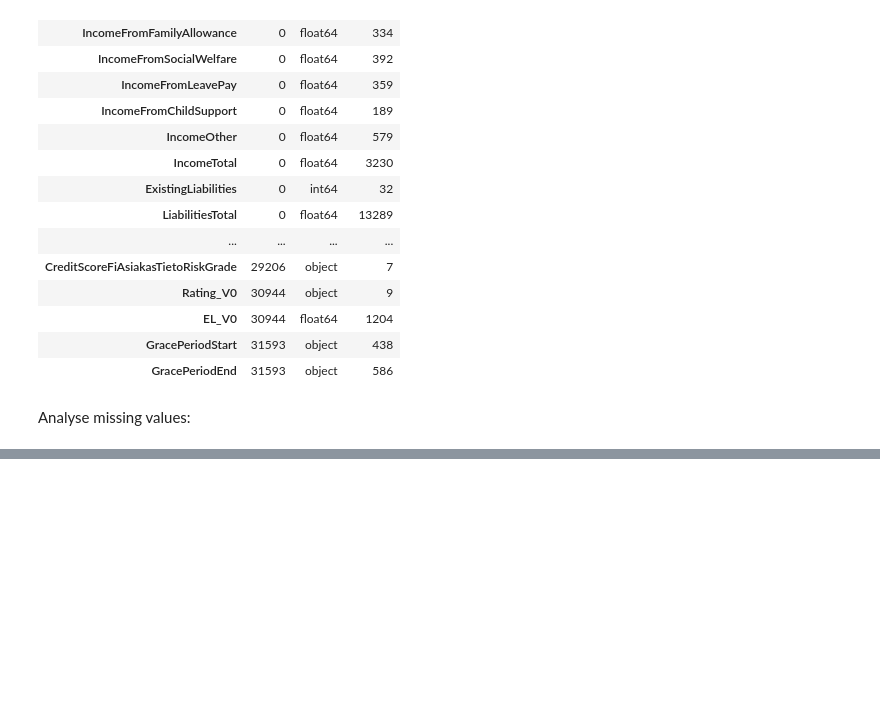
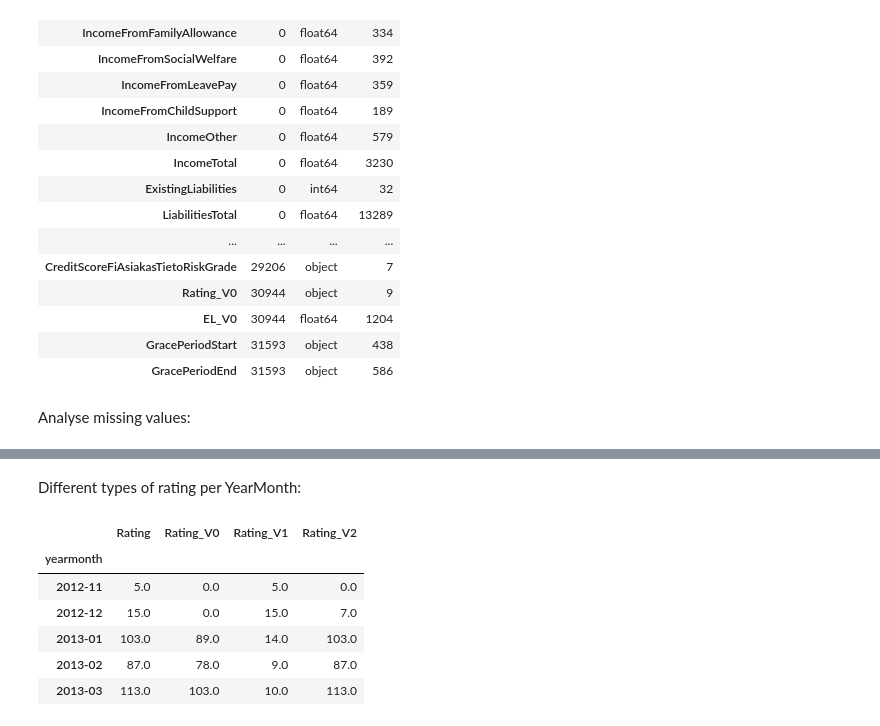
Before and after one commit to zczapran/datascienceintensive, a Jupyter notebook: capstone/Loanbook Exploratory Analysis.ipynb, the cells around one changed output, grey strips where cells are left out. Cells and saved outputs as stored; diff of their text form; code cells hidden in the pictures; blank space fills up the shorter version.

```diff
--- a/capstone/Loanbook Exploratory Analysis.ipynb
+++ b/capstone/Loanbook Exploratory Analysis.ipynb
@@ -7,7 +7,7 @@ import matplotlib.pyplot as plt
 import pandas as pd
 %matplotlib inline
 
-pd.options.display.max_rows = 999
+pd.options.display.max_rows = 125
 # %% [markdown]
 Load loan data from CSV
 # %%
@@ -89,0 +103,14 @@ Name: nans, dtype: float64
+# %% [markdown]
+Different types of rating per YearMonth:
+# %%
+g = r.groupby('yearmonth').sum()
+g = g[(g.T != 0).any()]
+g.head()
+# %% [output]
+|  | Rating | Rating_V0 | Rating_V1 | Rating_V2 |
+| yearmonth |  |  |  |  |
+| 2012-11 | 5.0 | 0.0 | 5.0 | 0.0 |
+| 2012-12 | 15.0 | 0.0 | 15.0 | 7.0 |
+| 2013-01 | 103.0 | 89.0 | 14.0 | 103.0 |
+| 2013-02 | 87.0 | 78.0 | 9.0 | 87.0 |
+| 2013-03 | 113.0 | 103.0 | 10.0 | 113.0 |
```
Also changed, not shown: parts of 8 cells of this notebook.
